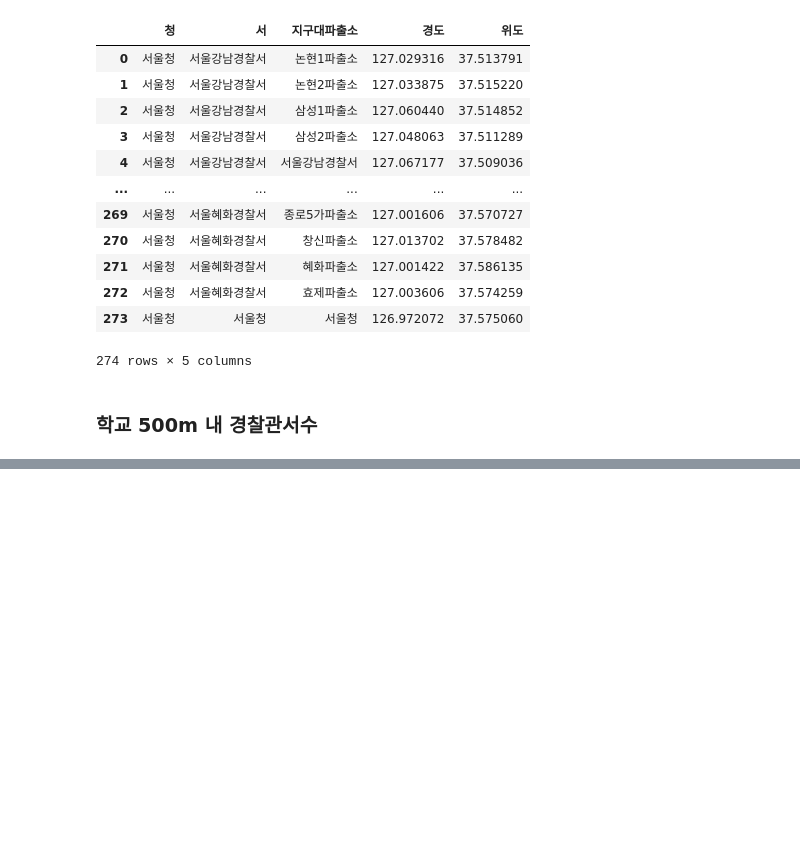
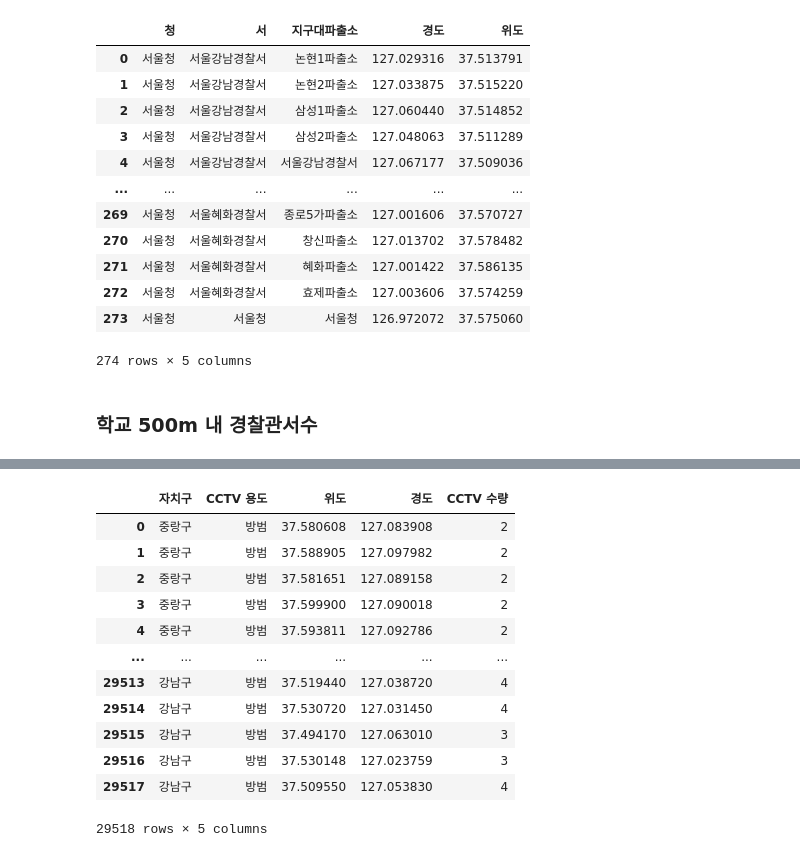
Before and after one commit to nam9296/School_CCTV_Bigdata, a Jupyter notebook: Clustering/김은영/경감지표/1_경감지표_전처리.ipynb, the cells around one changed output, grey strips where cells are left out. Saved outputs shown, nothing was run; the diff lists cells and outputs as text; code cells hidden in the pictures; blank space fills up the shorter version.

```diff
--- a/Clustering/김은영/경감지표/1_경감지표_전처리.ipynb
+++ b/Clustering/김은영/경감지표/1_경감지표_전처리.ipynb
@@ -138,0 +162,17 @@ school.groupby('500미터내_파출소개수').count()
+# %%
+CCTV = pd.read_csv('서울시CCTV_방범.csv',encoding='cp949', thousands = ',')
+CCTV
+# %% [output]
+|  | 자치구 | CCTV 용도 | 위도 | 경도 | CCTV 수량 |
+| 0 | 중랑구 | 방범 | 37.580608 | 127.083908 | 2 |
+| 1 | 중랑구 | 방범 | 37.588905 | 127.097982 | 2 |
+| 2 | 중랑구 | 방범 | 37.581651 | 127.089158 | 2 |
+| 3 | 중랑구 | 방범 | 37.599900 | 127.090018 | 2 |
+| 4 | 중랑구 | 방범 | 37.593811 | 127.092786 | 2 |
+| ... | ... | ... | ... | ... | ... |
+| 29513 | 강남구 | 방범 | 37.519440 | 127.038720 | 4 |
+| 29514 | 강남구 | 방범 | 37.530720 | 127.031450 | 4 |
+| 29515 | 강남구 | 방범 | 37.494170 | 127.063010 | 3 |
+| 29516 | 강남구 | 방범 | 37.530148 | 127.023759 | 3 |
+| 29517 | 강남구 | 방범 | 37.509550 | 127.053830 | 4 |
+29518 rows × 5 columns
```
Also changed, not shown: parts of 23 cells of this notebook, 4 other files.
